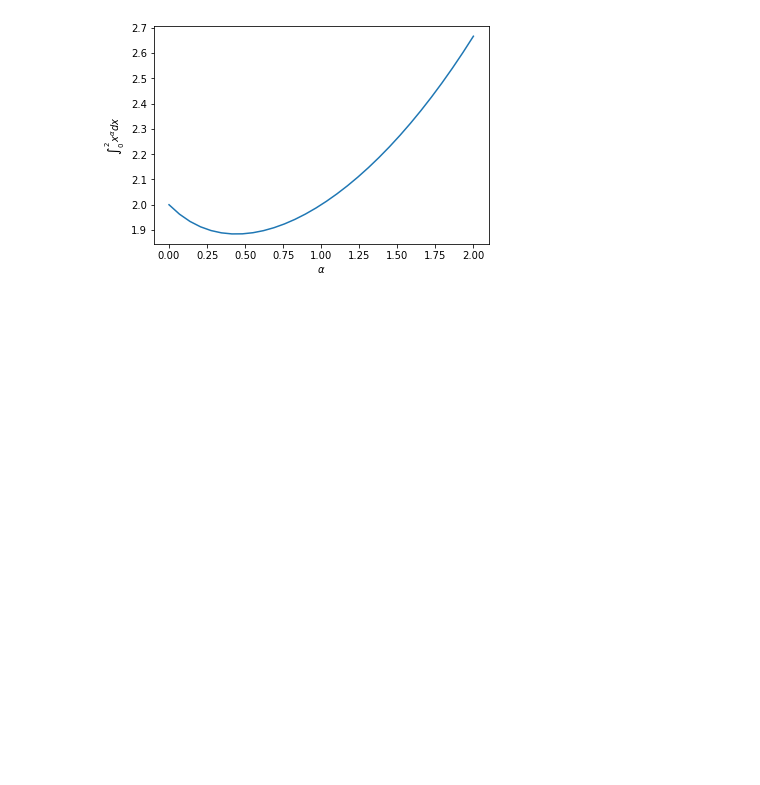
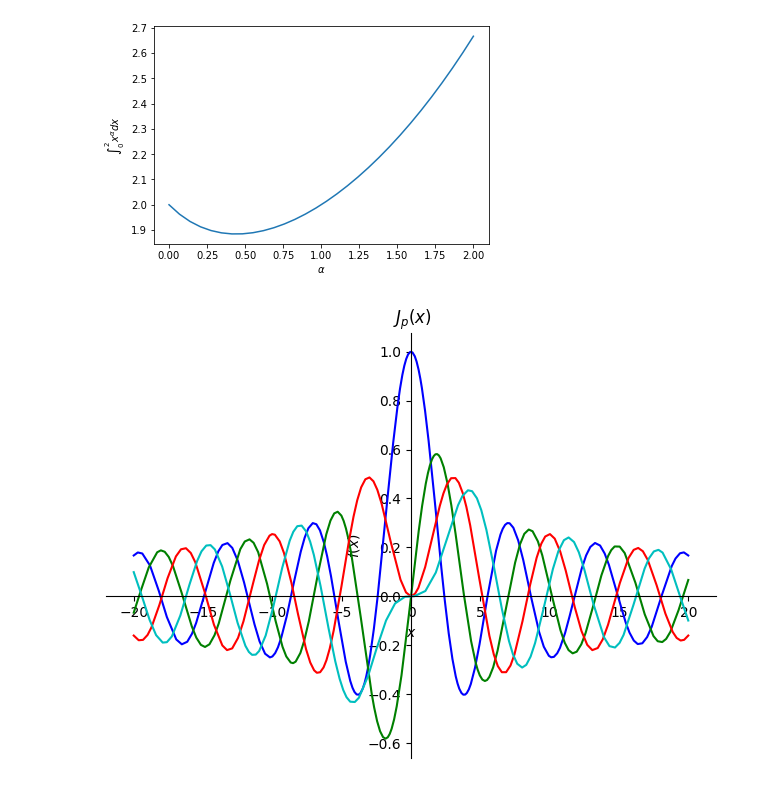
Before and after one commit to DavidChiu150219/20230723, a Jupyter notebook: 數學.ipynb, the cells around one changed output. Cells and saved outputs as stored; diff of their text form; code cells hidden in the pictures; blank space fills up the shorter version.

```diff
--- a/數學.ipynb
+++ b/數學.ipynb
@@ -224,3 +224,20 @@ plt.ylabel(r"$\int_{0}^{2} x^\alpha dx$")
 plt.show()
 # %% [output]
 [figure]
+# %%
+from sympy import*
+from sympy.plotting import plot
+x,n, p=var('x,n, p')
+def besselj(p,x):
+    return summation(((-1)**n*x**(2*n+p))/(factorial(n)*gamma(n+p+1)*2**(2*n+p)),[n,0,oo])
+st="J_{p}(x)"
+p1=plot(besselj(0,x),(x,-20,20),line_color='b',title=' $'+st+ '$',show=False)
+p2=plot(besselj(1,x),(x,-20,20),line_color='g',show=False)
+p3=plot(besselj(2,x),(x,-20,20),line_color='r',show=False)
+p4=plot(besselj(3,x),(x,-20,20),line_color='c',show=False)
+p1.extend(p2)
+p1.extend(p3)
+p1.extend(p4)
+p1.show()
+# %% [output]
+[figure, added]
```
Also changed, not shown: 1 other file.
